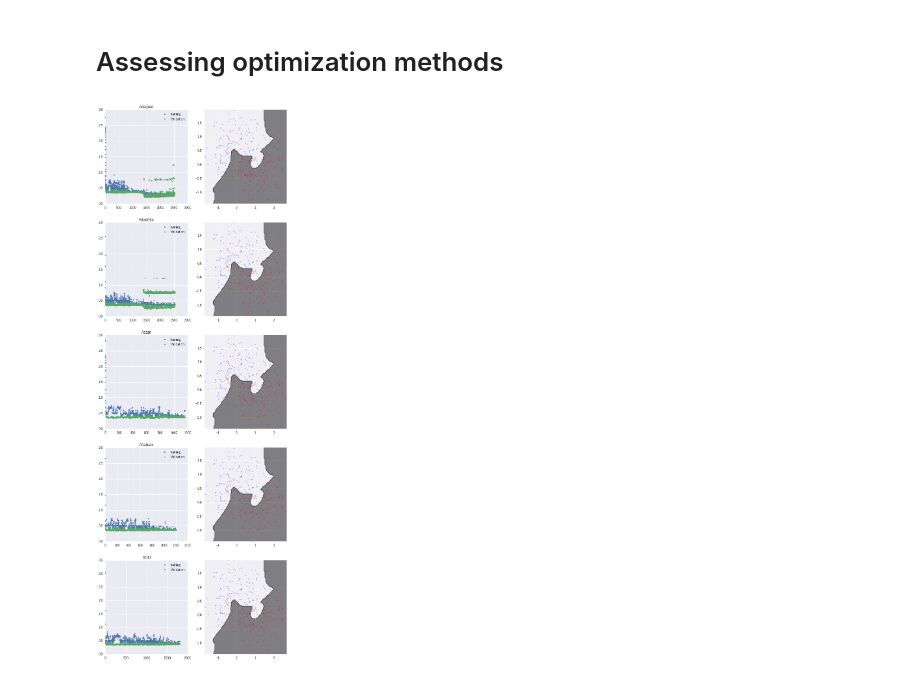
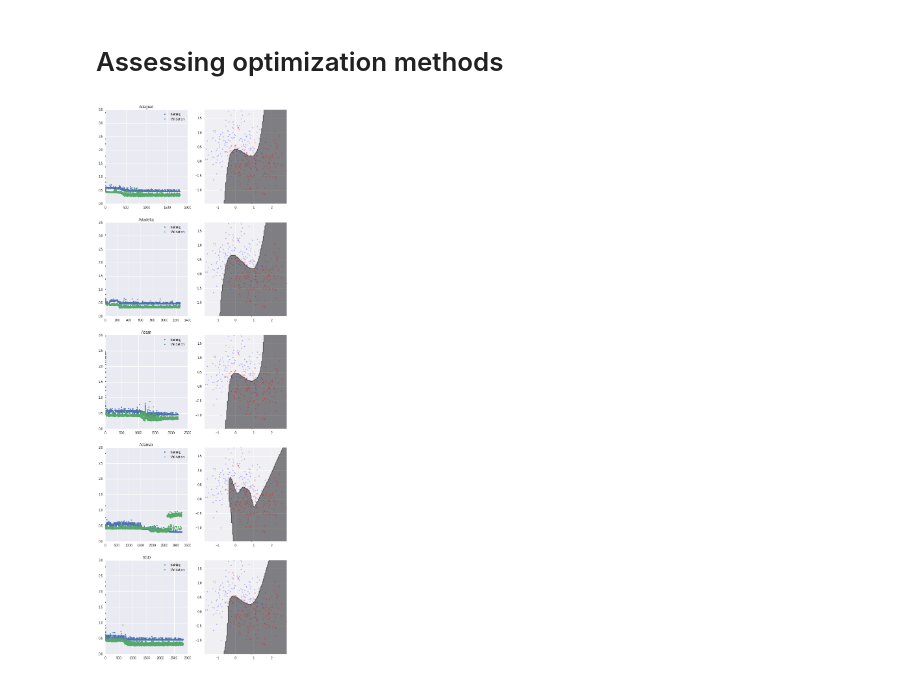
Before and after one commit to alvarouc/mlp, a Jupyter notebook: examples/moon_sklearn.ipynb, the cells around one changed output. Drawn from its saved outputs; the diff is of its cells as text; code cells hidden in the pictures.

Commit message:
fixed decision function plot

```diff
--- a/examples/moon_sklearn.ipynb
+++ b/examples/moon_sklearn.ipynb
@@ -147,22 +147,22 @@ plot_decision(clf_es, data)
 # %%
 optimizers = ['Adagrad', 'Adadelta', 'Adam', 'Adamax', 'SGD']
 
 plt.figure(figsize=(10,30))
 for n, optim in enumerate(optimizers):
     params = {'n_hidden': 50, 'n_deep': 3,
               'l1_norm': 0, 'l2_norm': 0,
               'drop': 0, 'verbose': 0,
               'max_epoch':10000, 'patience':1000,
               'early_stop': True, 'optimizer':optim}
 
     clf = MLP(**params)
     clf.fit(data, label)
     plt.subplot(5,2,2*n+1)
     plt.plot(clf.history['loss'],'.', label='training')
     plt.plot(clf.history['val_loss'],'.', label='Validation')
     plt.legend()
     plt.title(optim)
     plt.subplot(5,2,2*n+2)
-    plot_decision(clf_ov, data)
+    plot_decision(clf, data)
 # %% [output]
-[figure, old version]
+[figure, new version]
```
Also changed, not shown: parts of 1 cell of this notebook.
